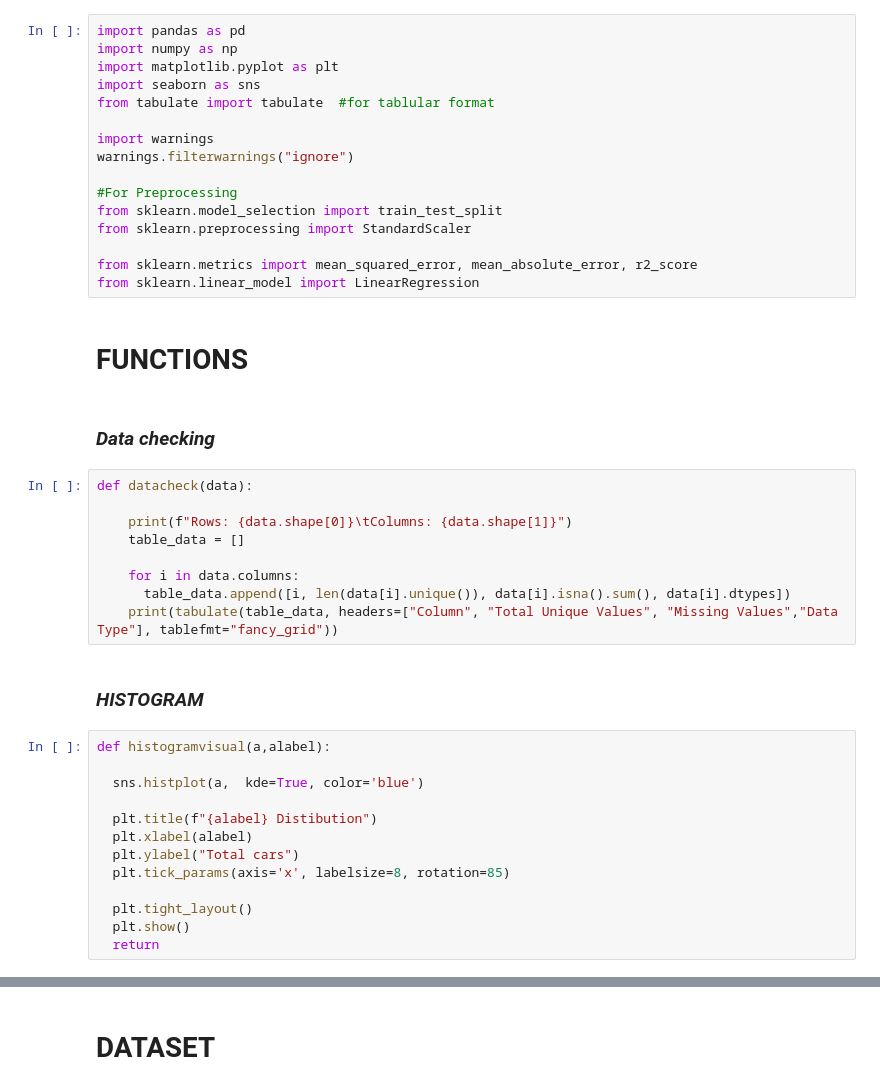
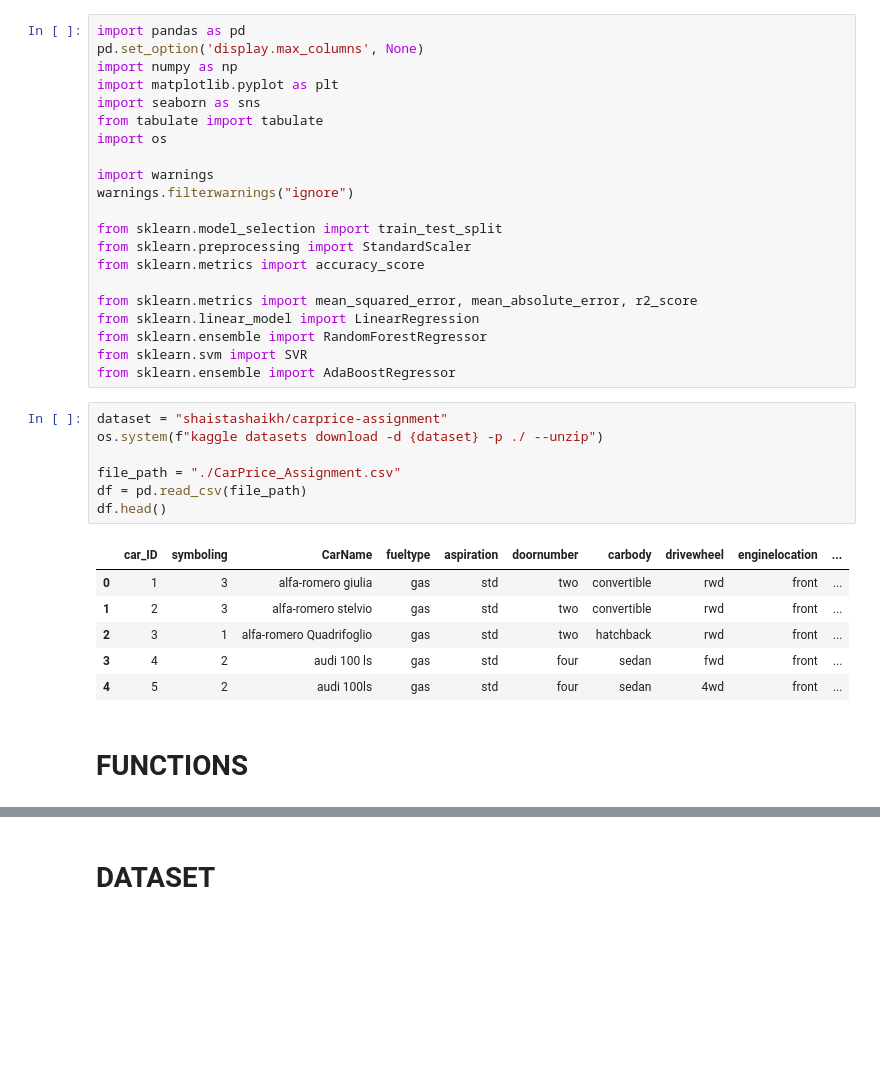
Before and after one commit to pallavmarch/Regression-Analysis-Projects, a Jupyter notebook: Car_Price_Regg.ipynb, the cells around one changed output, grey strips where cells are left out. Cells and saved outputs as stored; diff of their text form; blank space fills up the shorter version.

```diff
--- a/Car_Price_Regg.ipynb
+++ b/Car_Price_Regg.ipynb
@@ -1,44 +3,37 @@
 # %%
 import pandas as pd
+pd.set_option('display.max_columns', None)
 import numpy as np
 import matplotlib.pyplot as plt
 import seaborn as sns
-from tabulate import tabulate  #for tablular format
+from tabulate import tabulate
+import os
 
 import warnings
 warnings.filterwarnings("ignore")
 
-#For Preprocessing
 from sklearn.model_selection import train_test_split
 from sklearn.preprocessing import StandardScaler
+from sklearn.metrics import accuracy_score
 
 from sklearn.metrics import mean_squared_error, mean_absolute_error, r2_score
 from sklearn.linear_model import LinearRegression
+from sklearn.ensemble import RandomForestRegressor
+from sklearn.svm import SVR
+from sklearn.ensemble import AdaBoostRegressor
+# %%
+dataset = "shaistashaikh/carprice-assignment"
+os.system(f"kaggle datasets download -d {dataset} -p ./ --unzip")
+
+file_path = "./CarPrice_Assignment.csv"
+df = pd.read_csv(file_path)
+df.head()
+# %% [output]
+|  | car_ID | symboling | CarName | fueltype | aspiration | doornumber | carbody | drivewheel | enginelocation | ... |
+| 0 | 1 | 3 | alfa-romero giulia | gas | std | two | convertible | rwd | front | ... |
+| 1 | 2 | 3 | alfa-romero stelvio | gas | std | two | convertible | rwd | front | ... |
+| 2 | 3 | 1 | alfa-romero Quadrifoglio | gas | std | two | hatchback | rwd | front | ... |
+| 3 | 4 | 2 | audi 100 ls | gas | std | four | sedan | fwd | front | ... |
+| 4 | 5 | 2 | audi 100ls | gas | std | four | sedan | 4wd | front | ... |
 # %% [markdown]
 # FUNCTIONS
-# %% [markdown]
-### ***Data checking***
-# %%
-def datacheck(data):
-
-    print(f"Rows: {data.shape[0]}\tColumns: {data.shape[1]}")
-    table_data = []
-
-    for i in data.columns:
-      table_data.append([i, len(data[i].unique()), data[i].isna().sum(), data[i].dtypes])
-    print(tabulate(table_data, headers=["Column", "Total Unique Values", "Missing Values","Data Type"], tablefmt="fancy_grid"))
-# %% [markdown]
-### *HISTOGRAM*
-# %%
-def histogramvisual(a,alabel):
-
-  sns.histplot(a,  kde=True, color='blue')
-
-  plt.title(f"{alabel} Distibution")
-  plt.xlabel(alabel)
-  plt.ylabel("Total cars")
-  plt.tick_params(axis='x', labelsize=8, rotation=85)
-
-  plt.tight_layout()
-  plt.show()
-  return
```
Also changed, not shown: parts of 26 cells of this notebook.
